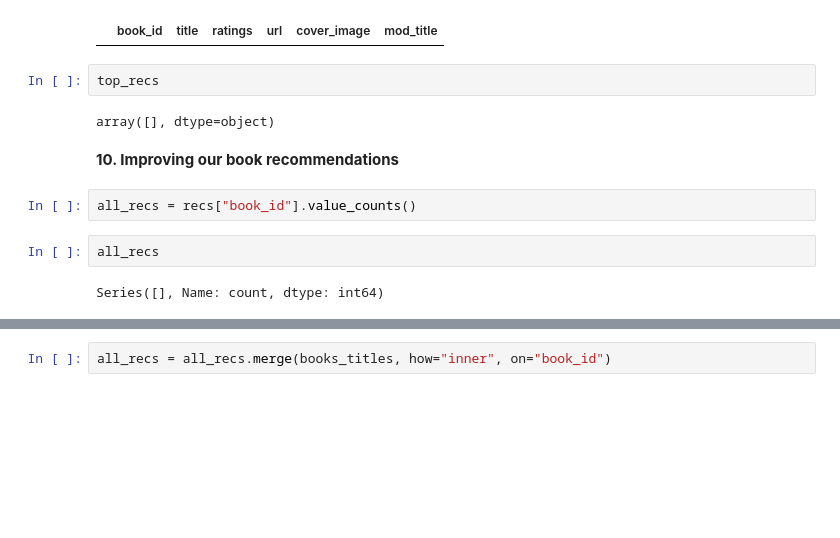
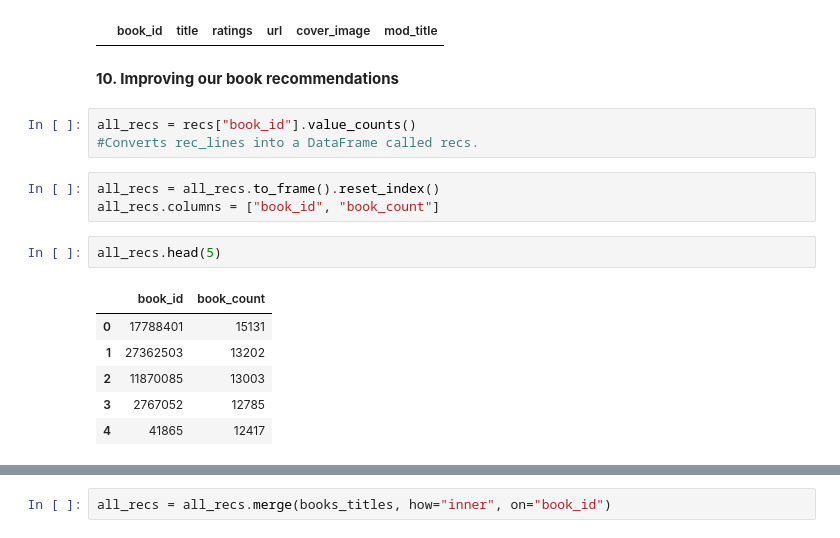
Before and after one commit to BritneyAgius/Book-Recommendation-System, a Jupyter notebook: Src/1. Machine Learning Project/recommendations.ipynb, the cells around one changed output, grey strips where cells are left out. Saved outputs shown, nothing was run; the diff lists cells and outputs as text; blank space fills up the shorter version.

```diff
--- a/Src/1. Machine Learning Project/recommendations.ipynb
+++ b/Src/1. Machine Learning Project/recommendations.ipynb
@@ -144,15 +140,20 @@ books_titles.head()
 books_titles[books_titles["book_id"].isin(top_recs)]
 # %% [output]
 |  | book_id | title | ratings | url | cover_image | mod_title |
-# %%
-top_recs
-# %% [output]
-array([], dtype=object)
 # %% [markdown]
 **10. Improving our book recommendations**
 # %%
 all_recs = recs["book_id"].value_counts()
+#Converts rec_lines into a DataFrame called recs.
+# %%
+all_recs = all_recs.to_frame().reset_index()
+all_recs.columns = ["book_id", "book_count"]
 # %%
-all_recs
+all_recs.head(5)
 # %% [output]
-Series([], Name: count, dtype: int64)
+|  | book_id | book_count |
+| 0 | 17788401 | 15131 |
+| 1 | 27362503 | 13202 |
+| 2 | 11870085 | 13003 |
+| 3 | 2767052 | 12785 |
+| 4 | 41865 | 12417 |
```
Also changed, not shown: parts of 31 cells of this notebook, 6 other files.
